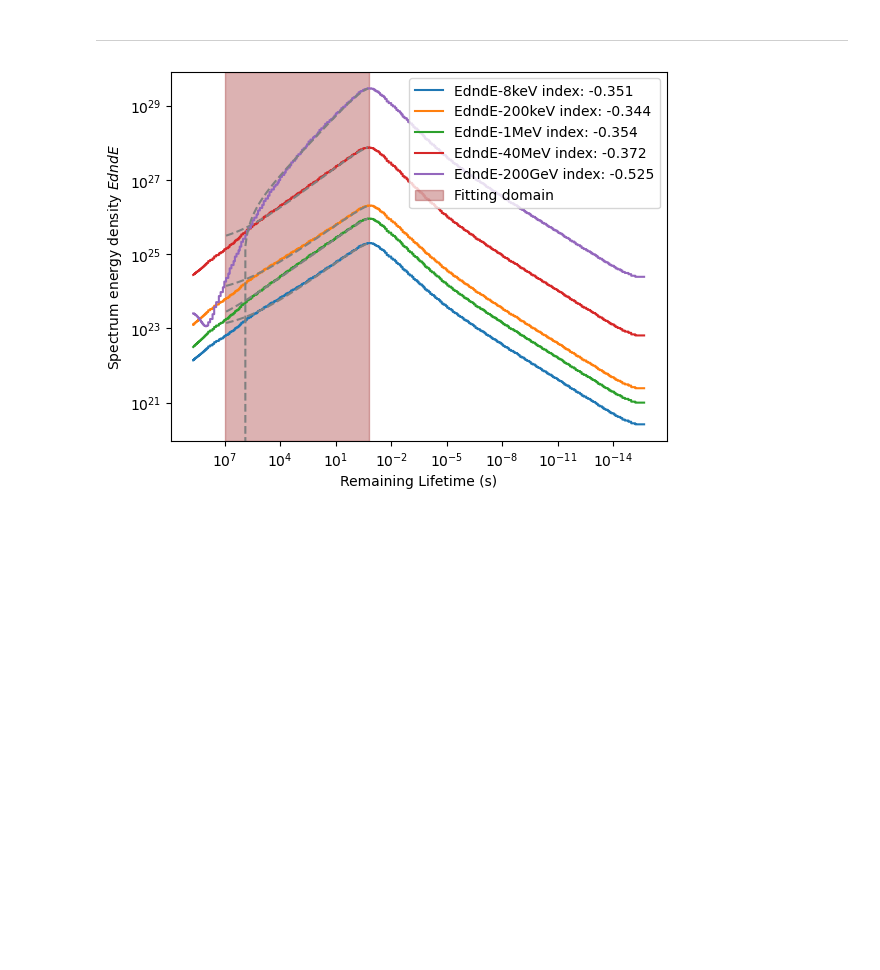
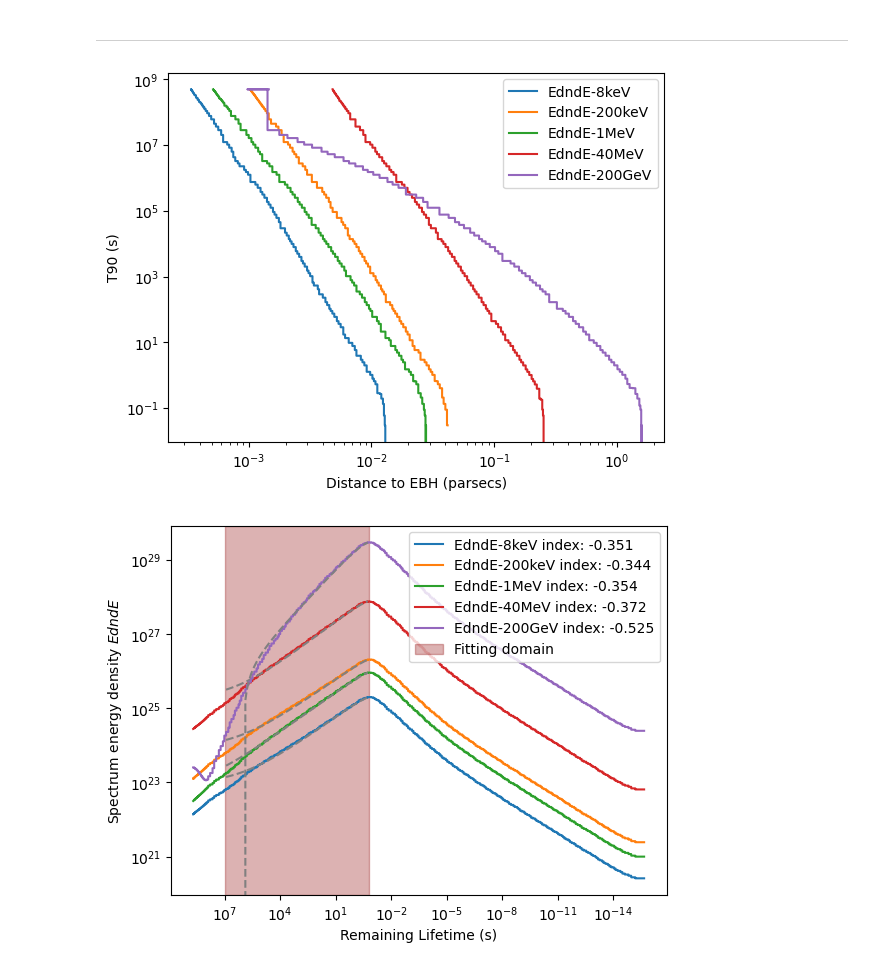
Before and after one commit to xboluna/Research, a Jupyter notebook: BHRad/Modelling/BHawk_Modelling.ipynb, the cells around one changed output. Drawn from its saved outputs; the diff is of its cells as text; code cells hidden in the pictures; blank space fills up the shorter version.

Commit message:
Calculate Stefano's energies

```diff
--- a/BHRad/Modelling/BHawk_Modelling.ipynb
+++ b/BHRad/Modelling/BHawk_Modelling.ipynb
@@ -275,6 +274,23 @@ fig.savefig('FitPowerlaw_ranges.png',dpi=500)
 [figure]
 # %% [markdown]
 ----
+# %%
+fig, ax = plt.subplots()
+
+for energy_bin in ['EdndE-8keV', 'EdndE-200keV', 'EdndE-1MeV', 'EdndE-40MeV', 'EdndE-200GeV']:
+    t90, d_range = calculate_t90(
+        d(hardness[energy_bin].to_list()/u.s).to('pc'), hardness[energy_bin].to_list()
+    )
+    ax.step(d_range, t90, label = energy_bin)
+
+ax.set_xlabel('Distance to EBH (parsecs)')
+ax.set_ylabel('T90 (s)')
+
+ax.legend()
+ax.set_yscale('log')
+ax.set_xscale('log')
+# %% [output]
+[figure, added]
 # %%
 time_max = 1e7
 
```
Also changed, not shown: parts of 6 cells of this notebook.
